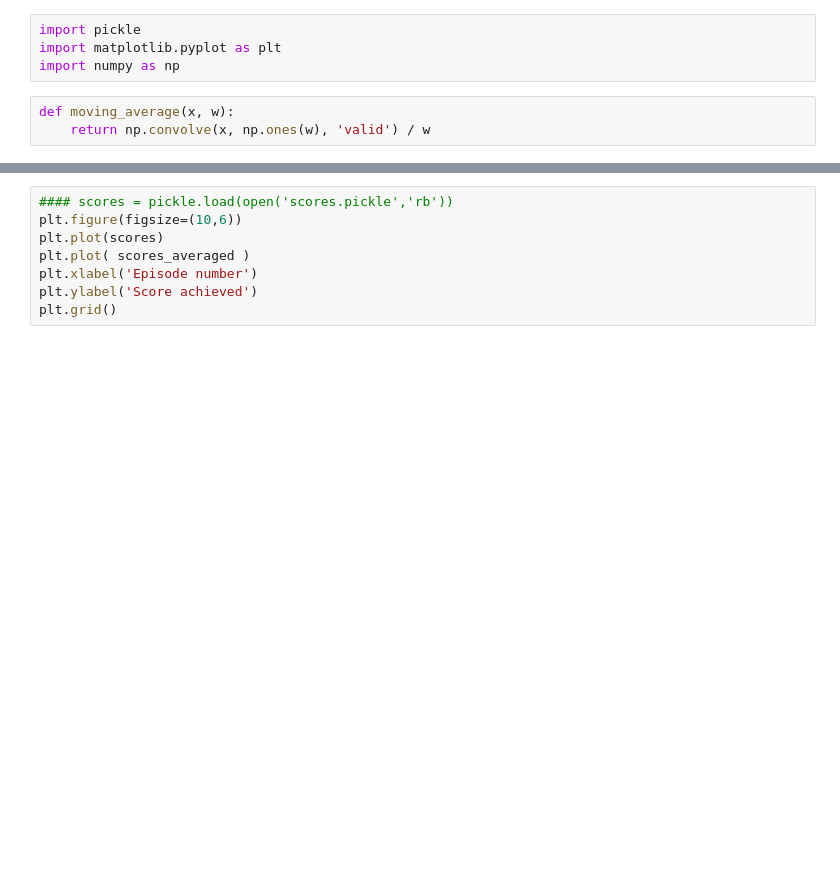
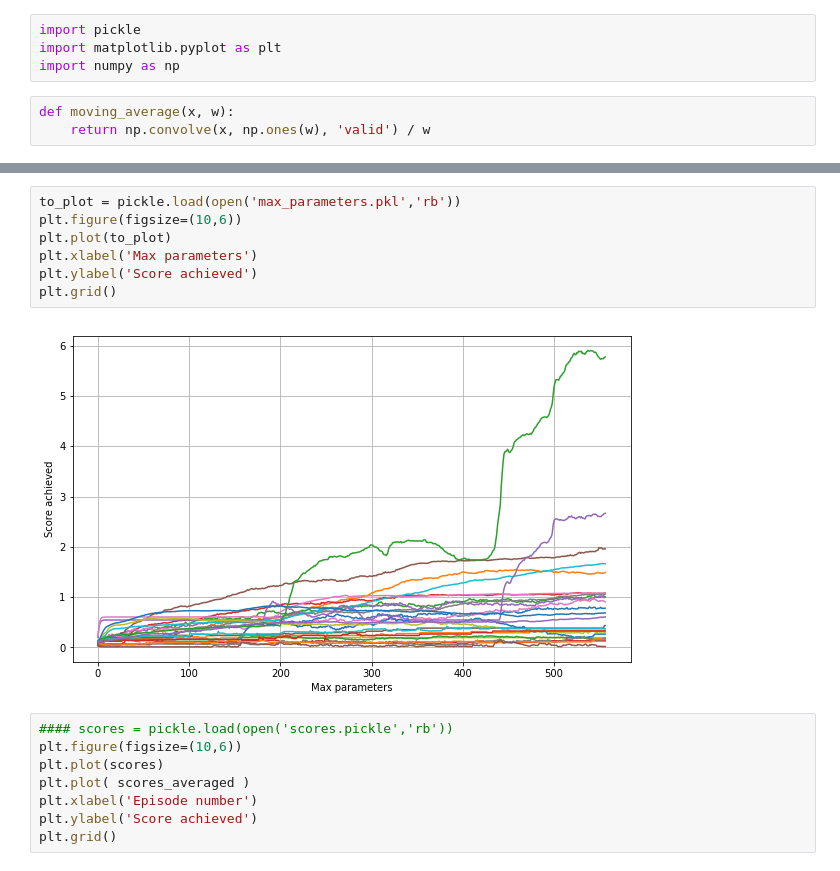
Before and after one commit to manuelsh/minerl, a Jupyter notebook: scores.ipynb, the cells around one changed output, grey strips where cells are left out. Cells and saved outputs as stored; diff of their text form; blank space fills up the shorter version.

```diff
--- a/scores.ipynb
+++ b/scores.ipynb
@@ -24,3 +30,12 @@ len(scores_per_episode)*60000
+# %%
+to_plot = pickle.load(open('max_parameters.pkl','rb'))
+plt.figure(figsize=(10,6))
+plt.plot(to_plot)
+plt.xlabel('Max parameters')
+plt.ylabel('Score achieved')
+plt.grid()
+# %% [output]
+[figure, added]
 # %%
 #### scores = pickle.load(open('scores.pickle','rb'))
 plt.figure(figsize=(10,6))
```
Also changed, not shown: parts of 4 cells of this notebook, 8 other files.
